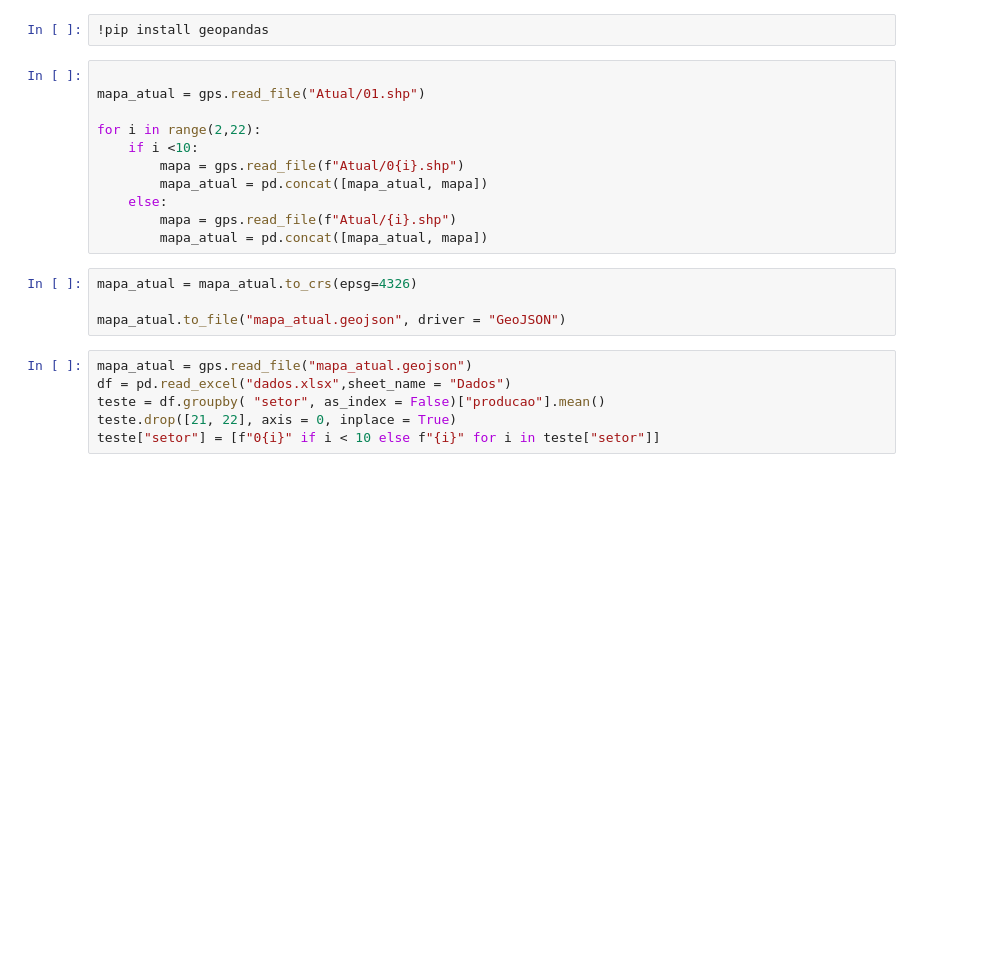
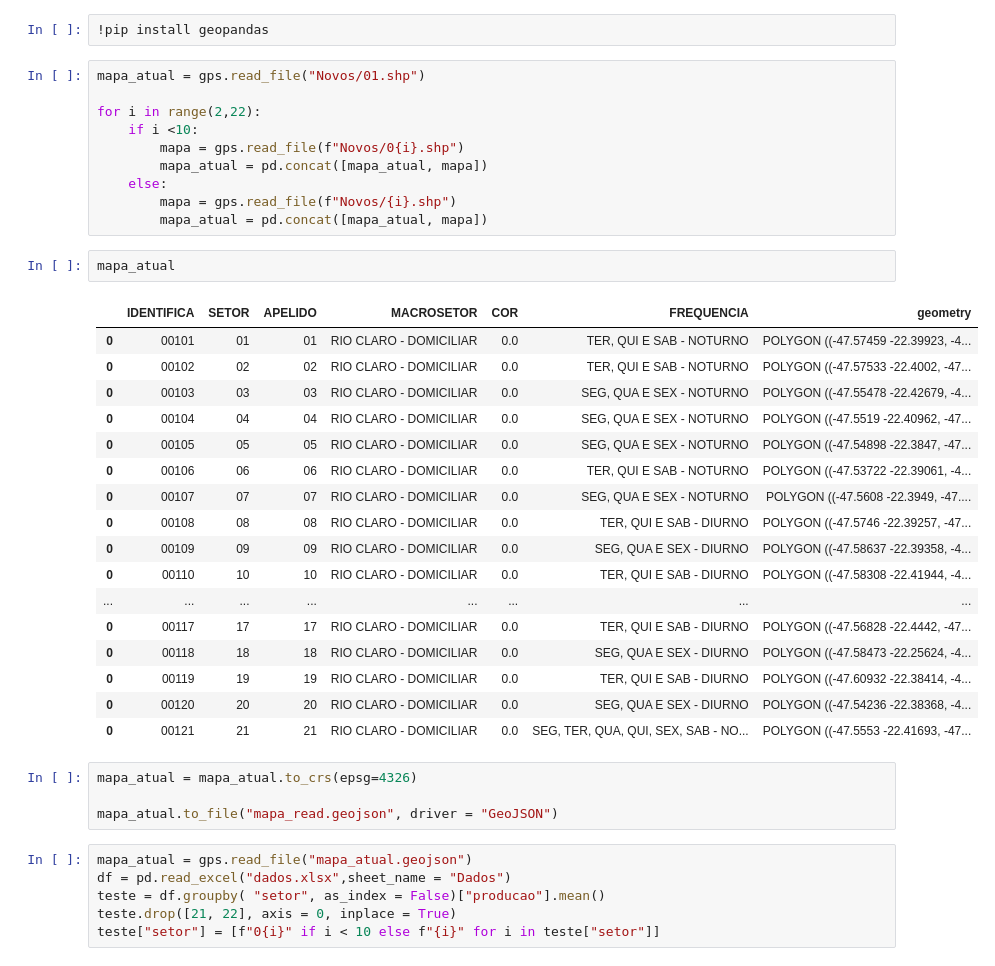
Before and after one commit to Schummy07/monitoramento, a Jupyter notebook: funcs.ipynb, the cells around one changed output. Cells and saved outputs as stored; diff of their text form; blank space fills up the shorter version.

```diff
--- a/funcs.ipynb
+++ b/funcs.ipynb
@@ -59,20 +60,39 @@ medias(df, "20/05/2025", "20/06/2025",["seg","qua","sex"], ["DIURNO"], "producao
 # %%
 !pip install geopandas
 # %%
-
-mapa_atual = gps.read_file("Atual/01.shp")
+mapa_atual = gps.read_file("Novos/01.shp")
 
 for i in range(2,22):
     if i <10:
-        mapa = gps.read_file(f"Atual/0{i}.shp")
+        mapa = gps.read_file(f"Novos/0{i}.shp")
         mapa_atual = pd.concat([mapa_atual, mapa])
     else:
-        mapa = gps.read_file(f"Atual/{i}.shp")
+        mapa = gps.read_file(f"Novos/{i}.shp")
         mapa_atual = pd.concat([mapa_atual, mapa])
+# %%
+mapa_atual
+# %% [output]
+|  | IDENTIFICA | SETOR | APELIDO | MACROSETOR | COR | FREQUENCIA | geometry |
+| 0 | 00101 | 01 | 01 | RIO CLARO - DOMICILIAR | 0.0 | TER, QUI E SAB - NOTURNO | POLYGON ((-47.57459 -22.39923, -4... |
+| 0 | 00102 | 02 | 02 | RIO CLARO - DOMICILIAR | 0.0 | TER, QUI E SAB - NOTURNO | POLYGON ((-47.57533 -22.4002, -47... |
+| 0 | 00103 | 03 | 03 | RIO CLARO - DOMICILIAR | 0.0 | SEG, QUA E SEX - NOTURNO | POLYGON ((-47.55478 -22.42679, -4... |
+| 0 | 00104 | 04 | 04 | RIO CLARO - DOMICILIAR | 0.0 | SEG, QUA E SEX - NOTURNO | POLYGON ((-47.5519 -22.40962, -47... |
+| 0 | 00105 | 05 | 05 | RIO CLARO - DOMICILIAR | 0.0 | SEG, QUA E SEX - NOTURNO | POLYGON ((-47.54898 -22.3847, -47... |
+| 0 | 00106 | 06 | 06 | RIO CLARO - DOMICILIAR | 0.0 | TER, QUI E SAB - NOTURNO | POLYGON ((-47.53722 -22.39061, -4... |
+| 0 | 00107 | 07 | 07 | RIO CLARO - DOMICILIAR | 0.0 | SEG, QUA E SEX - NOTURNO | POLYGON ((-47.5608 -22.3949, -47.... |
+| 0 | 00108 | 08 | 08 | RIO CLARO - DOMICILIAR | 0.0 | TER, QUI E SAB - DIURNO | POLYGON ((-47.5746 -22.39257, -47... |
+| 0 | 00109 | 09 | 09 | RIO CLARO - DOMICILIAR | 0.0 | SEG, QUA E SEX - DIURNO | POLYGON ((-47.58637 -22.39358, -4... |
+| 0 | 00110 | 10 | 10 | RIO CLARO - DOMICILIAR | 0.0 | TER, QUI E SAB - DIURNO | POLYGON ((-47.58308 -22.41944, -4... |
+| ... | ... | ... | ... | ... | ... | ... | ... |
+| 0 | 00117 | 17 | 17 | RIO CLARO - DOMICILIAR | 0.0 | TER, QUI E SAB - DIURNO | POLYGON ((-47.56828 -22.4442, -47... |
+| 0 | 00118 | 18 | 18 | RIO CLARO - DOMICILIAR | 0.0 | SEG, QUA E SEX - DIURNO | POLYGON ((-47.58473 -22.25624, -4... |
+| 0 | 00119 | 19 | 19 | RIO CLARO - DOMICILIAR | 0.0 | TER, QUI E SAB - DIURNO | POLYGON ((-47.60932 -22.38414, -4... |
+| 0 | 00120 | 20 | 20 | RIO CLARO - DOMICILIAR | 0.0 | SEG, QUA E SEX - DIURNO | POLYGON ((-47.54236 -22.38368, -4... |
+| 0 | 00121 | 21 | 21 | RIO CLARO - DOMICILIAR | 0.0 | SEG, TER, QUA, QUI, SEX, SAB - NO... | POLYGON ((-47.5553 -22.41693, -47... |
 # %%
 mapa_atual = mapa_atual.to_crs(epsg=4326)
 
-mapa_atual.to_file("mapa_atual.geojson", driver = "GeoJSON")
+mapa_atual.to_file("mapa_read.geojson", driver = "GeoJSON")
 # %%
 mapa_atual = gps.read_file("mapa_atual.geojson")
 df = pd.read_excel("dados.xlsx",sheet_name = "Dados")
```
Also changed, not shown: parts of 1 cell of this notebook, 2 other files.
